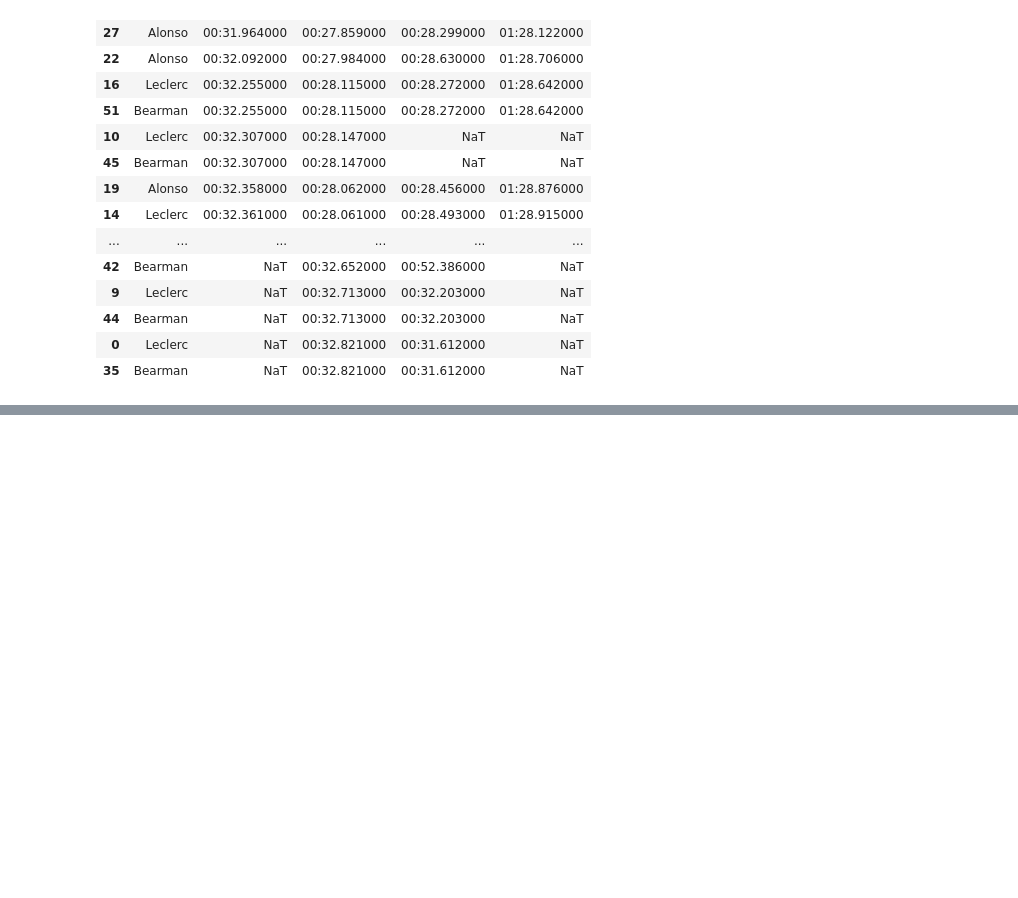
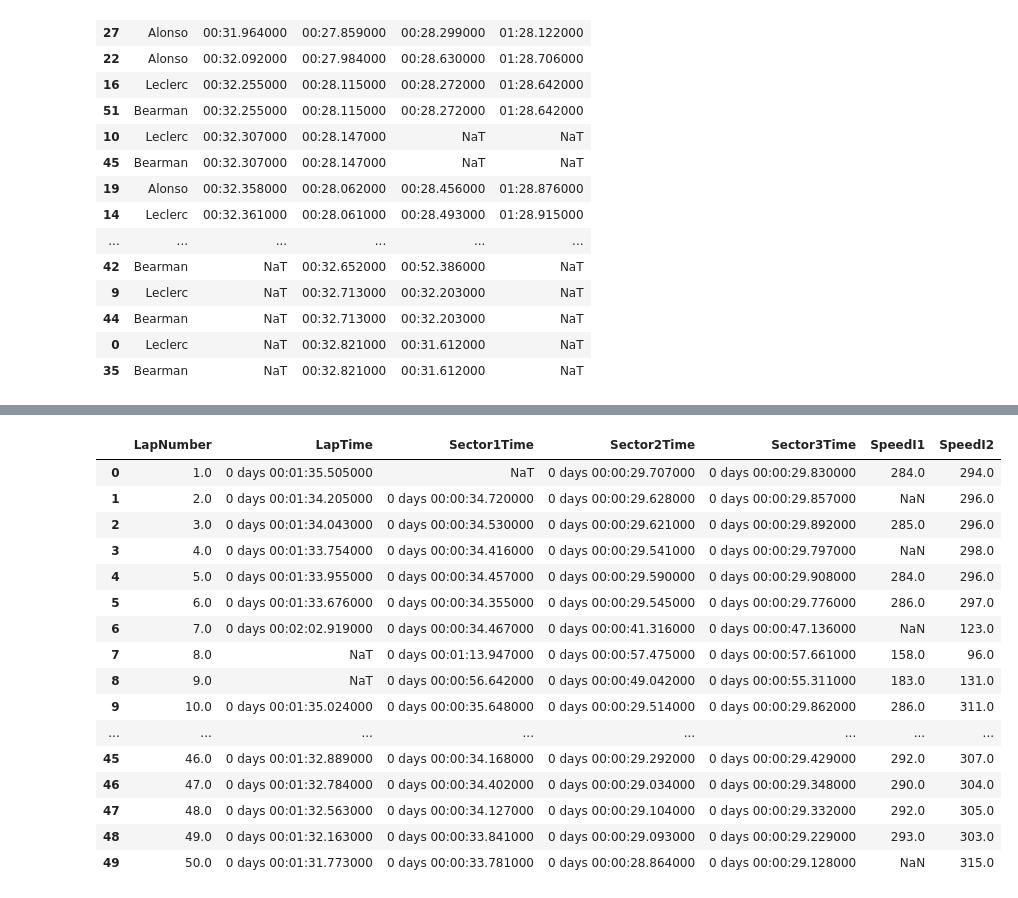
Before and after one commit to SohamDesai1/F1-data-analysis, a Jupyter notebook: 2024 season/saudi_gp.ipynb, the cells around one changed output, grey strips where cells are left out. Saved outputs shown, nothing was run; the diff lists cells and outputs as text; code cells hidden in the pictures; blank space fills up the shorter version.

Commit message:
saudi GP race analysis

```diff
--- a/2024 season/saudi_gp.ipynb
+++ b/2024 season/saudi_gp.ipynb
@@ -307,0 +310,3 @@ all_drivers_sectors.sort_values(by=["Sector1Time","Sector2Time","Sector3Time"],a
+# %%
+race = f1.get_session(2024,"Saudi Arabia","R")
+race.load()
@@ -307,0 +351,8 @@ all_drivers_sectors.sort_values(by=["Sector1Time","Sector2Time","Sector3Time"],a
+# %%
+ver_race = race.laps.pick_driver("VER")
+fastest_lap_max_race = ver_race.pick_fastest().LapTime
+print("Fastest Lap:",fastest_lap_max_race,"which was in Lap number",ver_race.pick_fastest().LapNumber)
+time_columns = ["LapTime", "Sector1Time", "Sector2Time", "Sector3Time"]
+ver_race.loc[:, time_columns] = ver_race.loc[:, time_columns].apply(pd.to_timedelta)
+ver_race.loc[:,["LapNumber","LapTime","Sector1Time","Sector2Time","Sector3Time","SpeedI1","SpeedI2"]]
+# %% [output]
@@ -307,0 +360,17 @@ all_drivers_sectors.sort_values(by=["Sector1Time","Sector2Time","Sector3Time"],a
+|  | LapNumber | LapTime | Sector1Time | Sector2Time | Sector3Time | SpeedI1 | SpeedI2 |
+| 0 | 1.0 | 0 days 00:01:35.505000 | NaT | 0 days 00:00:29.707000 | 0 days 00:00:29.830000 | 284.0 | 294.0 |
+| 1 | 2.0 | 0 days 00:01:34.205000 | 0 days 00:00:34.720000 | 0 days 00:00:29.628000 | 0 days 00:00:29.857000 | NaN | 296.0 |
+| 2 | 3.0 | 0 days 00:01:34.043000 | 0 days 00:00:34.530000 | 0 days 00:00:29.621000 | 0 days 00:00:29.892000 | 285.0 | 296.0 |
+| 3 | 4.0 | 0 days 00:01:33.754000 | 0 days 00:00:34.416000 | 0 days 00:00:29.541000 | 0 days 00:00:29.797000 | NaN | 298.0 |
+| 4 | 5.0 | 0 days 00:01:33.955000 | 0 days 00:00:34.457000 | 0 days 00:00:29.590000 | 0 days 00:00:29.908000 | 284.0 | 296.0 |
+| 5 | 6.0 | 0 days 00:01:33.676000 | 0 days 00:00:34.355000 | 0 days 00:00:29.545000 | 0 days 00:00:29.776000 | 286.0 | 297.0 |
+| 6 | 7.0 | 0 days 00:02:02.919000 | 0 days 00:00:34.467000 | 0 days 00:00:41.316000 | 0 days 00:00:47.136000 | NaN | 123.0 |
+| 7 | 8.0 | NaT | 0 days 00:01:13.947000 | 0 days 00:00:57.475000 | 0 days 00:00:57.661000 | 158.0 | 96.0 |
+| 8 | 9.0 | NaT | 0 days 00:00:56.642000 | 0 days 00:00:49.042000 | 0 days 00:00:55.311000 | 183.0 | 131.0 |
+| 9 | 10.0 | 0 days 00:01:35.024000 | 0 days 00:00:35.648000 | 0 days 00:00:29.514000 | 0 days 00:00:29.862000 | 286.0 | 311.0 |
+| ... | ... | ... | ... | ... | ... | ... | ... |
+| 45 | 46.0 | 0 days 00:01:32.889000 | 0 days 00:00:34.168000 | 0 days 00:00:29.292000 | 0 days 00:00:29.429000 | 292.0 | 307.0 |
+| 46 | 47.0 | 0 days 00:01:32.784000 | 0 days 00:00:34.402000 | 0 days 00:00:29.034000 | 0 days 00:00:29.348000 | 290.0 | 304.0 |
+| 47 | 48.0 | 0 days 00:01:32.563000 | 0 days 00:00:34.127000 | 0 days 00:00:29.104000 | 0 days 00:00:29.332000 | 292.0 | 305.0 |
+| 48 | 49.0 | 0 days 00:01:32.163000 | 0 days 00:00:33.841000 | 0 days 00:00:29.093000 | 0 days 00:00:29.229000 | 293.0 | 303.0 |
+| 49 | 50.0 | 0 days 00:01:31.773000 | 0 days 00:00:33.781000 | 0 days 00:00:28.864000 | 0 days 00:00:29.128000 | NaN | 315.0 |
```
Also changed, not shown: parts of 6 cells of this notebook.
